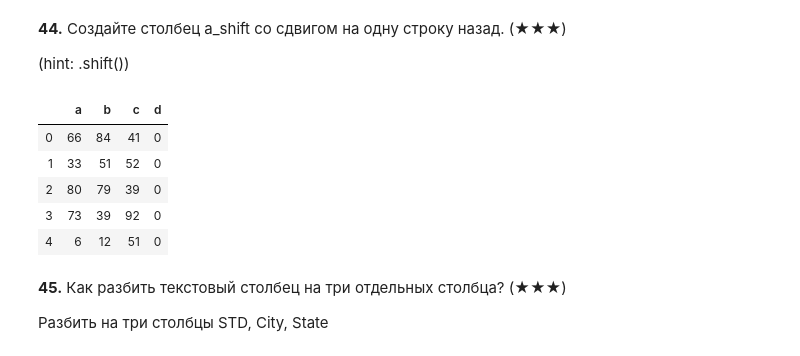
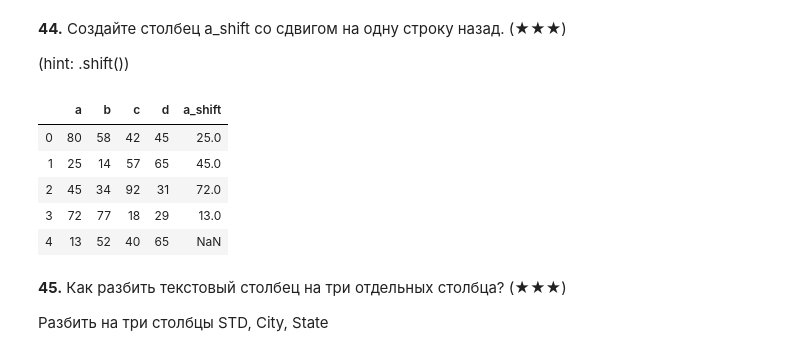
Before and after one commit to sarvensis/spython, a Jupyter notebook: semesterNo2/Homework1ML.ipynb, the cells around one changed output. Cells and saved outputs as stored; diff of their text form; code cells hidden in the pictures.

```diff
--- a/semesterNo2/Homework1ML.ipynb
+++ b/semesterNo2/Homework1ML.ipynb
@@ -992,15 +982,17 @@ np.where(df.duplicated(keep=False))
 # %%
 df = pd.DataFrame(np.random.randint(1, 100, 20).reshape(-1, 4), columns = list('abcd'))
 
 #your code
-df.shift(periods=-1, axis=1, fill_value=0)
+# df.shift(periods=-1, axis=1, fill_value=0)
+df['a_shift'] = df.a.shift(periods=-1)
+df
 # %% [output]
-|  | a | b | c | d |
-| 0 | 66 | 84 | 41 | 0 |
-| 1 | 33 | 51 | 52 | 0 |
-| 2 | 80 | 79 | 39 | 0 |
-| 3 | 73 | 39 | 92 | 0 |
-| 4 | 6 | 12 | 51 | 0 |
+|  | a | b | c | d | a_shift |
+| 0 | 80 | 58 | 42 | 45 | 25.0 |
+| 1 | 25 | 14 | 57 | 65 | 45.0 |
+| 2 | 45 | 34 | 92 | 31 | 72.0 |
+| 3 | 72 | 77 | 18 | 29 | 13.0 |
+| 4 | 13 | 52 | 40 | 65 | NaN |
 # %% [markdown]
 **45\.** Как разбить текстовый столбец на три отдельных столбца? (★★★)
 
```
Also changed, not shown: parts of 1 cell of this notebook.
